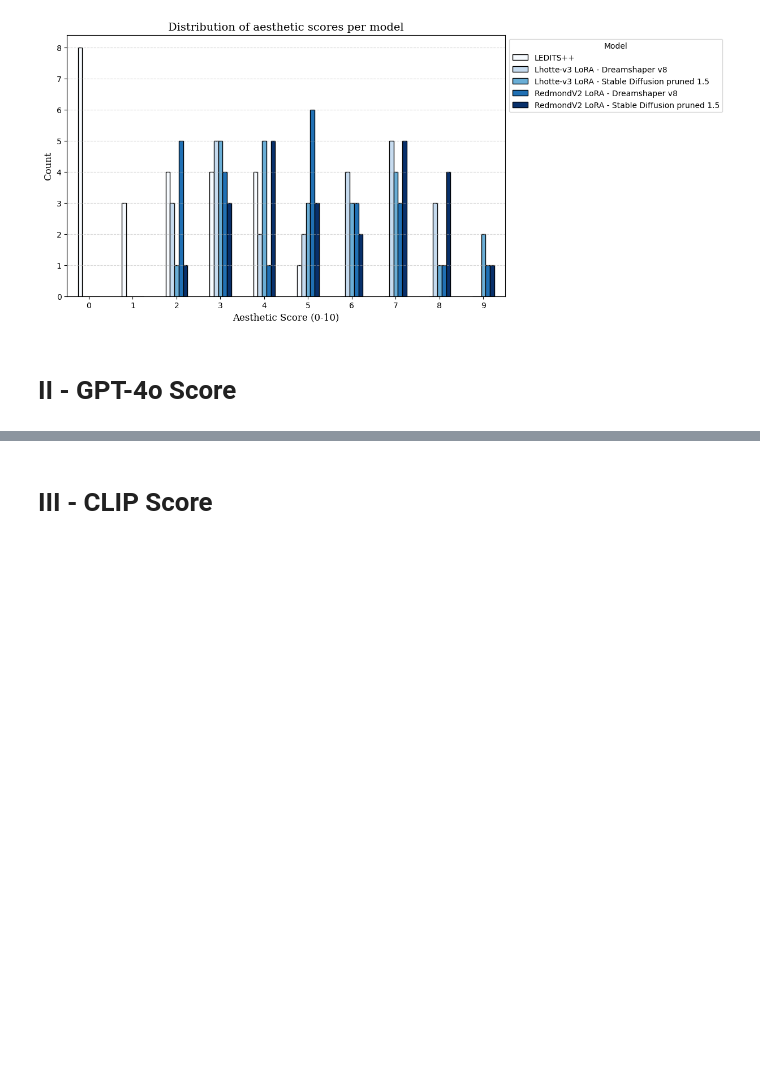
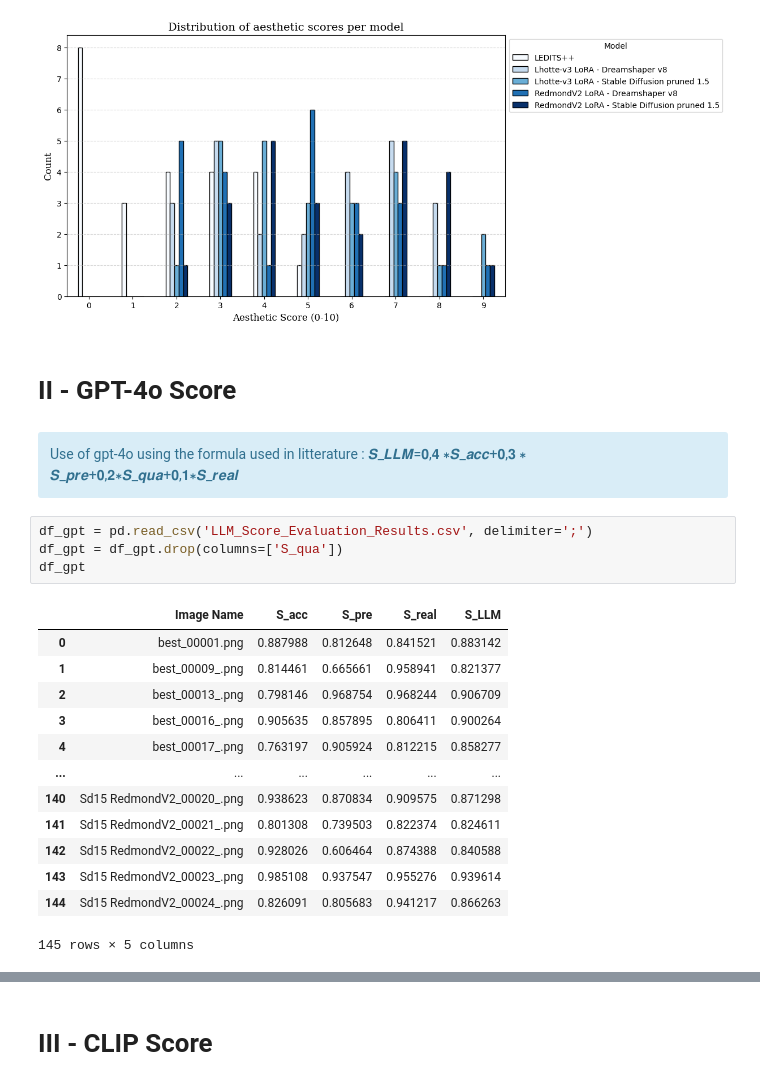
Before and after one commit to louislhotte/seamless-stable-diffusion-cs, a Jupyter notebook: Benchmark/benchmark.ipynb, the cells around one changed output, grey strips where cells are left out. Drawn from its saved outputs; the diff is of its cells as text; blank space fills up the shorter version.

```diff
--- a/Benchmark/benchmark.ipynb
+++ b/Benchmark/benchmark.ipynb
@@ -167,3 +167,23 @@ plt.show()
 [figure]
 # %% [markdown]
 # II - GPT-4o Score
+# %% [markdown]
+<div class='alert alert-block alert-info'>Use of gpt-4o using the formula used in litterature : 𝑺_𝑳𝑳𝑴=𝟎,𝟒 ∗𝑺_𝒂𝒄𝒄+𝟎,𝟑 ∗ 𝑺_𝒑𝒓𝒆+𝟎,𝟐∗𝑺_𝒒𝒖𝒂+𝟎,𝟏∗𝑺_𝒓𝒆𝒂𝒍</div>
+# %%
+df_gpt = pd.read_csv('LLM_Score_Evaluation_Results.csv', delimiter=';')
+df_gpt = df_gpt.drop(columns=['S_qua'])
+df_gpt
+# %% [output]
+|  | Image Name | S_acc | S_pre | S_real | S_LLM |
+| 0 | best_00001.png | 0.887988 | 0.812648 | 0.841521 | 0.883142 |
+| 1 | best_00009_.png | 0.814461 | 0.665661 | 0.958941 | 0.821377 |
+| 2 | best_00013_.png | 0.798146 | 0.968754 | 0.968244 | 0.906709 |
+| 3 | best_00016_.png | 0.905635 | 0.857895 | 0.806411 | 0.900264 |
+| 4 | best_00017_.png | 0.763197 | 0.905924 | 0.812215 | 0.858277 |
+| ... | ... | ... | ... | ... | ... |
+| 140 | Sd15 RedmondV2_00020_.png | 0.938623 | 0.870834 | 0.909575 | 0.871298 |
+| 141 | Sd15 RedmondV2_00021_.png | 0.801308 | 0.739503 | 0.822374 | 0.824611 |
+| 142 | Sd15 RedmondV2_00022_.png | 0.928026 | 0.606464 | 0.874388 | 0.840588 |
+| 143 | Sd15 RedmondV2_00023_.png | 0.985108 | 0.937547 | 0.955276 | 0.939614 |
+| 144 | Sd15 RedmondV2_00024_.png | 0.826091 | 0.805683 | 0.941217 | 0.866263 |
+145 rows × 5 columns
```
Also changed, not shown: parts of 2 cells of this notebook, 1 other file.
